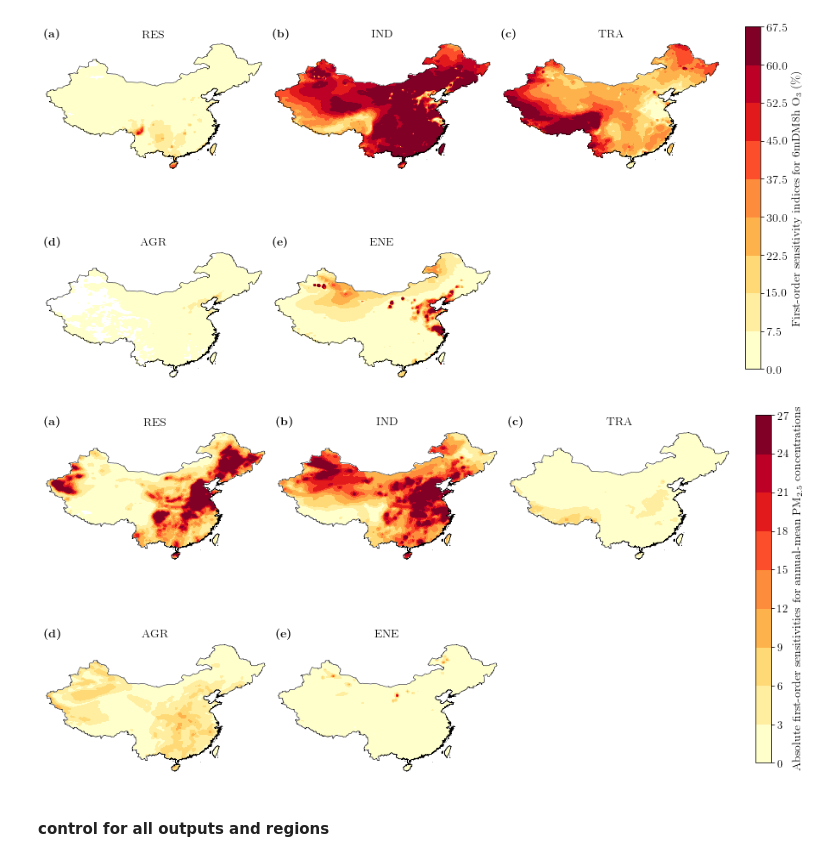
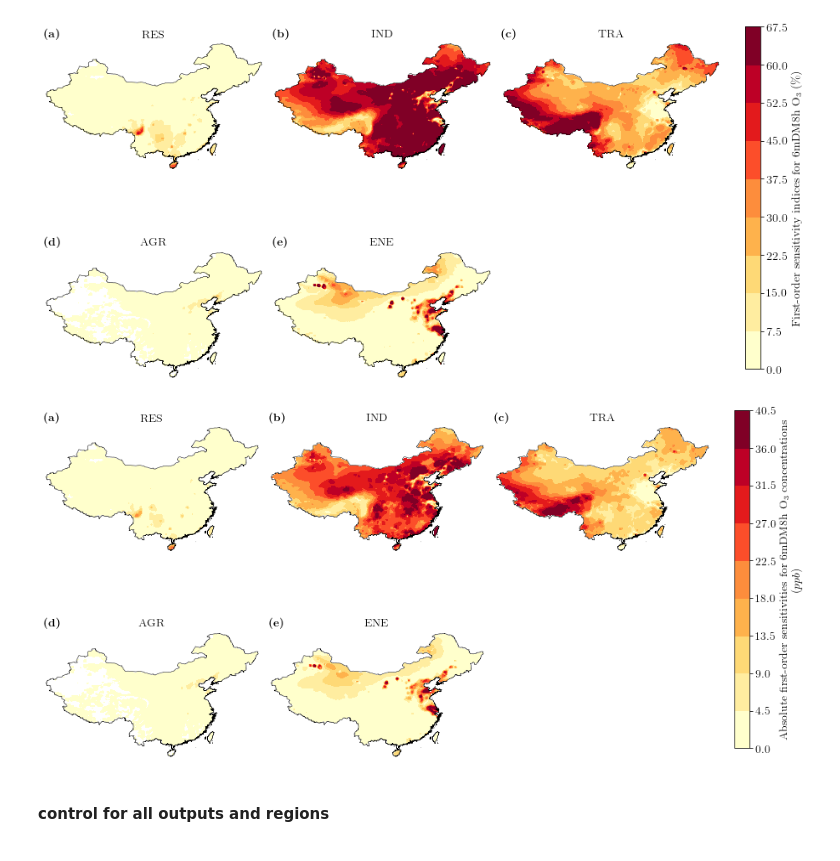
Before and after one commit to lukeconibear/emulator_annual, a Jupyter notebook: emulator_plots.ipynb, the cells around one changed output. Drawn from its saved outputs; the diff is of its cells as text; code cells hidden in the pictures.

```diff
--- a/emulator_plots.ipynb
+++ b/emulator_plots.ipynb
@@ -209,13 +209,13 @@ plt.show()
 # %% [markdown]
 #### sensitivity indices
 # %%
-output = 'PM2_5_DRY'
-label = 'annual-mean PM$_{2.5}$ concentrations'
-units = '(${\mu}g$ $m^{-3}$)'
+#output = 'PM2_5_DRY'
+#label = 'annual-mean PM$_{2.5}$ concentrations'
+#units = '(${\mu}g$ $m^{-3}$)'
 
-#output = 'o3_6mDM8h'
-#label = '6mDM8h O$_{3}$ concentrations'
-#units = '(ppb)'
+output = 'o3_6mDM8h'
+label = '6mDM8h O$_{3}$ concentrations'
+units = '($ppb$)'
 # %%
 ds_sens_ind = xr.open_dataset(f'/nfs/b0122/Users/earlacoa/paper_aia_china/emulator_annual/emulators/{output}/ds_sens_ind_{output}.nc')
 lon = ds_sens_ind['S1_RES'].lon.values
@@ -336,7 +336,7 @@ levels.update({'GBA_so4_2p5':(0,0.1,0.2,0.3,0.4,0.5,0.6,0.7,0.8,0.9,100000)})
 cmap_colors = {}
 cmap_colors.update({'S1': ['#ffffcc', '#ffeda0', '#fed976', '#feb24c', '#fd8d3c', '#fc4e2a', '#e31a1c', '#bd0026', '#800026']})
 cb_label = {}
-cb_label.update({'S1':'Absolute first-order sensitivities for ' + label})
+cb_label.update({'S1':f'Absolute first-order sensitivities for {label}\n{units}'})
 plots = [(sim, sens, region, levels[region + '_' + output], cmap_colors[sens], cb_label[sens], label) for sim in sims]
 
 for index, item in enumerate(plots):
@@ -367,34 +367,34 @@ for index, item in enumerate(plots):
     im = ax.contourf(xx, yy, ds_sens_ind[item[1] + '_' + item[0]].values * conc.values, item[3],
                      cmap=cmap, norm=norm, transform=ccrs.PlateCarree(), extend='max')
     plt.annotate(r'\textbf{(' + chr(97 + index) + ')}', xy=(0,1.05), xycoords='axes fraction', fontsize=14)
     plt.title(item[0], size=14)
 
 fig.canvas.draw()
 gs.tight_layout(fig, rect=[0, 0, 0.95, 0.95], h_pad=1, w_pad=1)
 
 plt.draw()
 
 ax_cbar = fig.add_axes([0.97, 0.15, 0.02, 0.7])
 sm = plt.cm.ScalarMappable(
     norm=matplotlib.colors.Normalize(vmin=levels[region + '_' + output][0], vmax=levels[region + '_' + output][-2]),
     cmap=im.cmap
 )
 sm.set_array([])
 cb = plt.colorbar(
     sm,
     cax=ax_cbar,
     norm=matplotlib.colors.Normalize(vmin=levels[region + '_' + output][0], vmax=levels[region + '_' + output][-2]),
     cmap=cmap_colors[sens],
     ticks=levels[region + '_' + output][0:-1]
 )
 cb.set_label(cb_label[sens], size=14)
 cb.ax.tick_params(labelsize=14)
 
 plt.savefig(f'/nfs/b0122/Users/earlacoa/png/paper_aia_emulator_annual/{output}_compare_abs_scaled.png', dpi=700, alpha=True, bbox_inches='tight')
 plt.savefig(f'/nfs/b0122/Users/earlacoa/png/paper_aia_emulator_annual/{output}_compare_abs_scaled.eps', format='eps', dpi=700, alpha=True, bbox_inches='tight')
 plt.show()
 # %% [output]
-[figure, old version]
+[figure, new version]
 # %%
 # crop sensitivities per region
 regions = {
```
Also changed, not shown: parts of 21 cells of this notebook, 7 other files.
